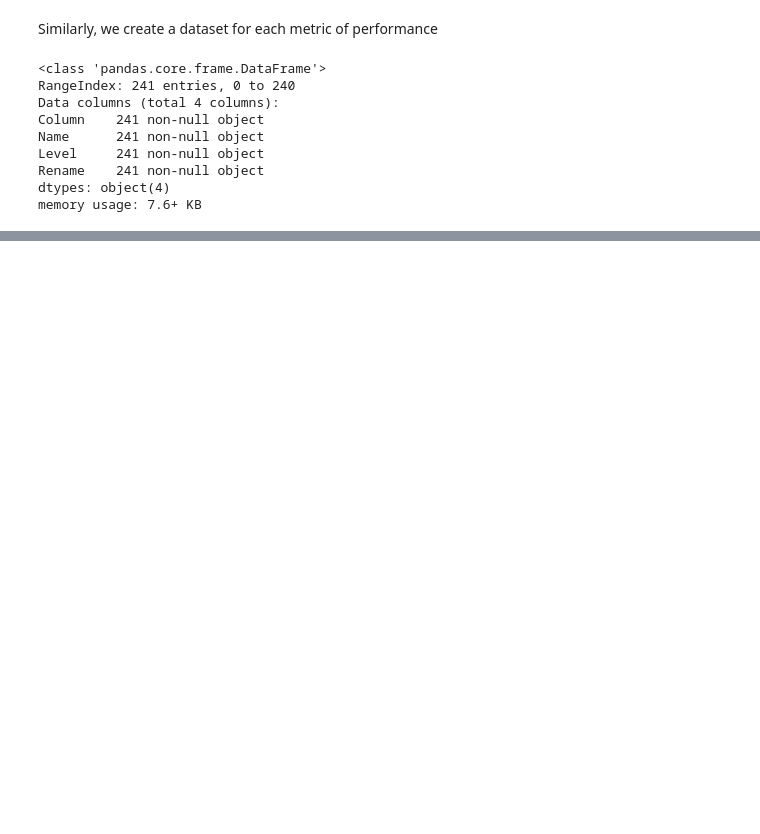
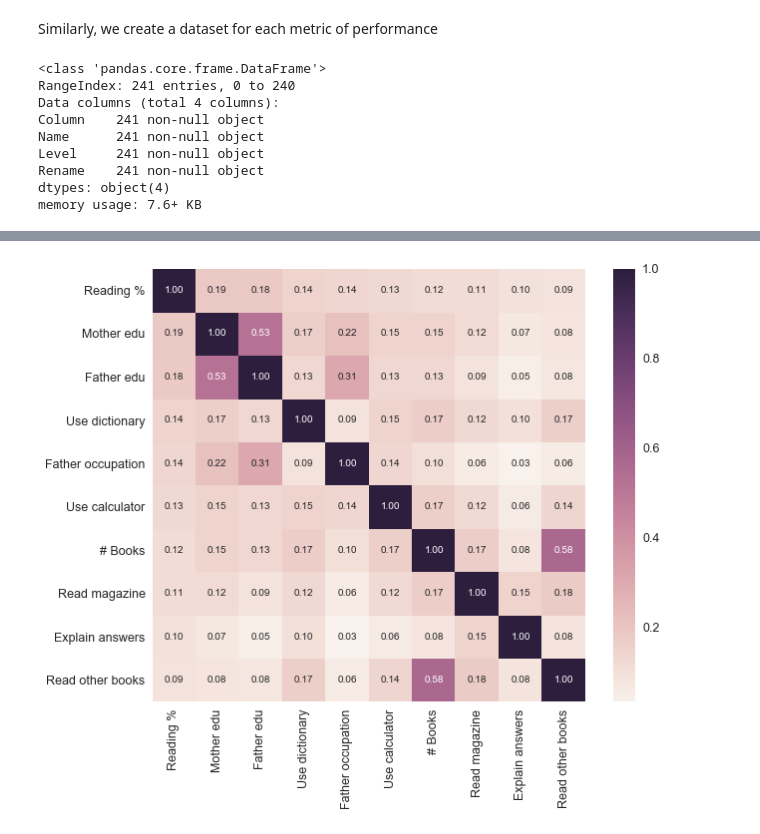
Before and after one commit to CalmDownKarm/Gramener-Intro-Task, a Jupyter notebook: NAS Exploration.ipynb, the cells around one changed output, grey strips where cells are left out. Cells and saved outputs as stored; diff of their text form; code cells hidden in the pictures; blank space fills up the shorter version.

```diff
--- a/NAS Exploration.ipynb
+++ b/NAS Exploration.ipynb
@@ -119,0 +166,4 @@ temp
+# %%
+correlation_matrix(Reading,'Reading %')
+# %% [output]
+[figure, added]
```
Also changed, not shown: parts of 28 cells of this notebook, 1 other file.
